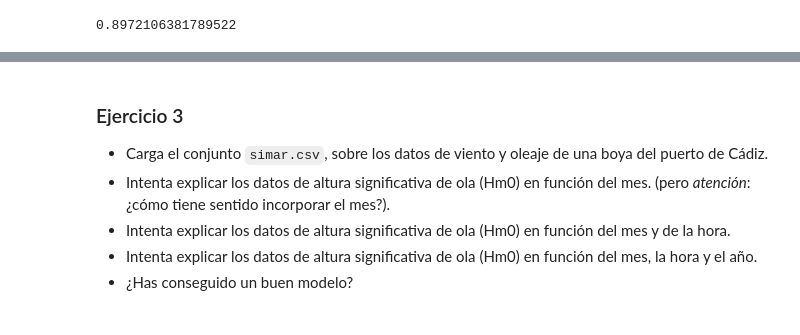
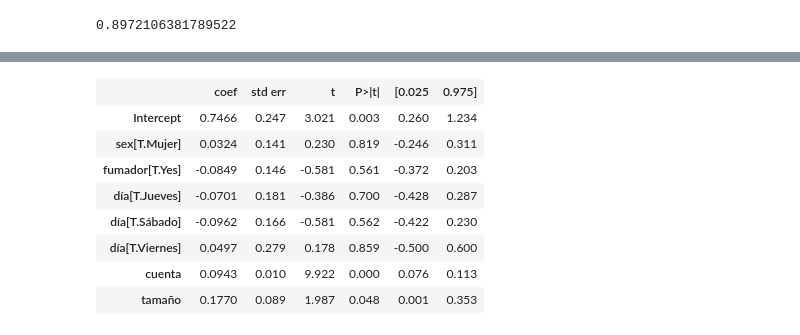
Before and after one commit to dgtrabada/python, a Jupyter notebook: 11_Scikit_learn/02_regresion-multiple.ipynb, the cells around one changed output, grey strips where cells are left out. Cells and saved outputs as stored; diff of their text form; code cells hidden in the pictures.

```diff
--- a/11_Scikit_learn/02_regresion-multiple.ipynb
+++ b/11_Scikit_learn/02_regresion-multiple.ipynb
@@ -509,4 +354,4 @@ En el dataset siguiente, se trata de predecir el balance de una tarjeta de créd
 # %%
-credit = pd.read_csv('../09_Pandas/cuentas.csv')
-credit.head()
+tips = pd.read_csv('../09_Pandas/cuentas.csv')
+tips.head()
 # %% [output]
@@ -589,3 +363,0 @@ Comenzamos incluyendo todas las variables
-# %%
-tips = pd.read_csv('tips.csv')
-tips.describe(include='all')
@@ -631,8 +363,0 @@ est.summary()
-# %% [markdown]
-### Ejercicio 3
-
- - Carga el conjunto ``simar.csv``, sobre los datos de viento y oleaje de una boya del puerto de Cádiz.
- - Intenta explicar los datos de altura significativa de ola (Hm0) en función del mes. (pero *atención*: ¿cómo tiene sentido incorporar el mes?).
- - Intenta explicar los datos de altura significativa de ola (Hm0) en función del mes y de la hora.
- - Intenta explicar los datos de altura significativa de ola (Hm0) en función del mes, la hora y el año.
- - ¿Has conseguido un buen modelo?
@@ -641,0 +364,14 @@ simar.head()
+# %%
+stat = smf.ols('propina ~ cuenta + sex + fumador + día + tamaño', tips).fit()
+# %%
+stat.summary().tables[1]
+# %% [output]
+|  | coef | std err | t | P>|t| | [0.025 | 0.975] |
+| Intercept | 0.7466 | 0.247 | 3.021 | 0.003 | 0.260 | 1.234 |
+| sex[T.Mujer] | 0.0324 | 0.141 | 0.230 | 0.819 | -0.246 | 0.311 |
+| fumador[T.Yes] | -0.0849 | 0.146 | -0.581 | 0.561 | -0.372 | 0.203 |
+| día[T.Jueves] | -0.0701 | 0.181 | -0.386 | 0.700 | -0.428 | 0.287 |
+| día[T.Sábado] | -0.0962 | 0.166 | -0.581 | 0.562 | -0.422 | 0.230 |
+| día[T.Viernes] | 0.0497 | 0.279 | 0.178 | 0.859 | -0.500 | 0.600 |
+| cuenta | 0.0943 | 0.010 | 9.922 | 0.000 | 0.076 | 0.113 |
+| tamaño | 0.1770 | 0.089 | 1.987 | 0.048 | 0.001 | 0.353 |
```
Also changed, not shown: parts of 51 cells of this notebook, 2 other files.
